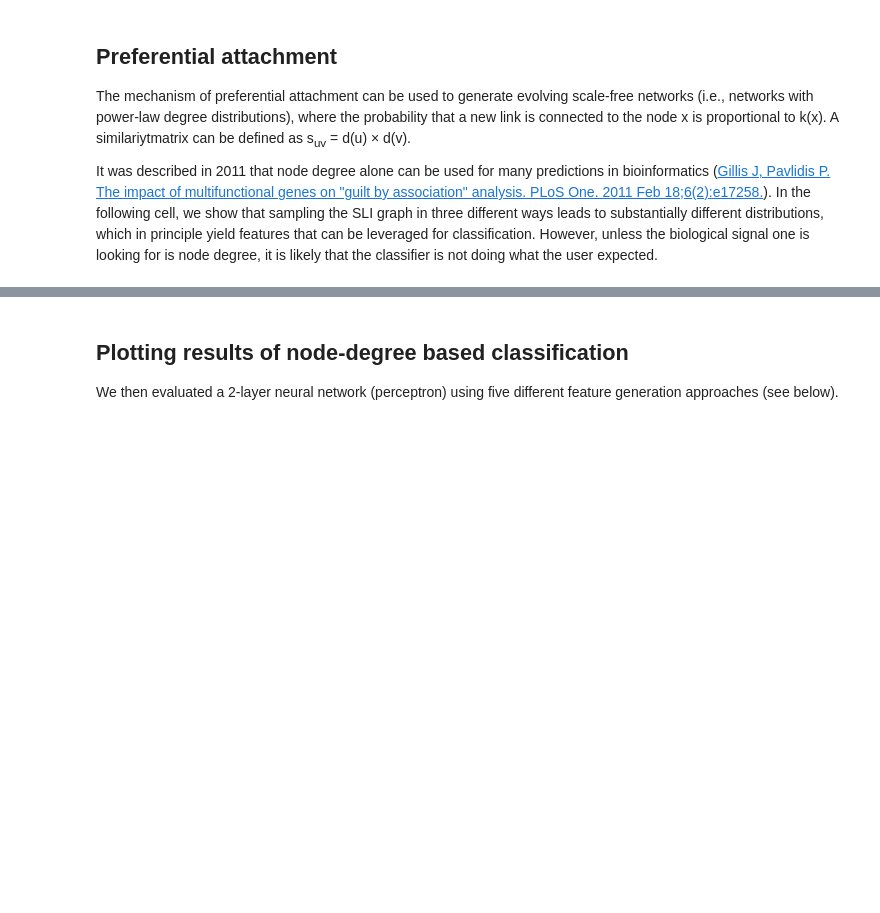
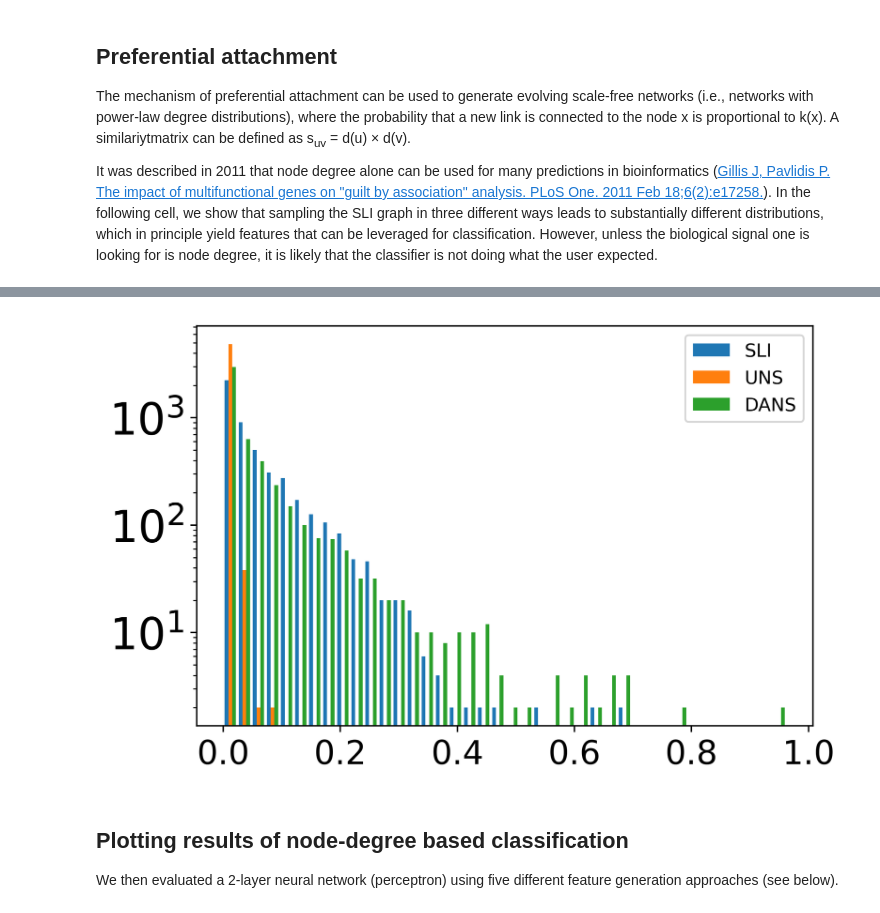
Before and after one commit to monarch-initiative/negativeExampleSelection, a Jupyter notebook: degreeBias.ipynb, the cells around one changed output, grey strips where cells are left out. Saved outputs shown, nothing was run; the diff lists cells and outputs as text; code cells hidden in the pictures; blank space fills up the shorter version.

```diff
--- a/degreeBias.ipynb
+++ b/degreeBias.ipynb
@@ -149,3 +161,37 @@ plt.savefig("norm_pref_attach.pdf", format="pdf", bbox_inches="tight")
+# %%
+import matplotlib.pyplot as plt
+
+negative = subgraph.sample_negative_graph(
+    number_of_negative_samples=subgraph.get_number_of_edges(),
+    use_scale_free_distribution=False,
+)
+
+negative_scale_free = subgraph.sample_negative_graph(
+    number_of_negative_samples=subgraph.get_number_of_edges(),
+    use_scale_free_distribution=True,
+)
+
+
+fig, axes = plt.subplots(dpi=400)
+
+plt.hist(
+    [
+        composite_graph.get_preferential_attachment_scores(normalize=True, subgraph=subgraph),
+        composite_graph.get_preferential_attachment_scores(normalize=True, subgraph=negative),
+        composite_graph.get_preferential_attachment_scores(normalize=True, subgraph=negative_scale_free)
+    ],
+    log=True,
+    bins=40,
+    label=["SLI", "UNS", "DANS"]
+)
+plt.legend()
+#plt.xlabel("Normalized preferential attachment")
+#plt.ylabel("Count (log scale)")
+plt.xticks(fontsize=18)
+plt.yticks(fontsize=24)
+plt.savefig("norm_pref_attach.pdf", format="pdf", bbox_inches="tight")
+# %% [output]
+[figure, added]
 # %% [markdown]
 <h2>Plotting results of node-degree based classification</h2>
 <p>We then evaluated a 2-layer neural network (perceptron) using five different feature generation approaches (see below).</p>
```
Also changed, not shown: parts of 2 cells of this notebook, 2 other files.
